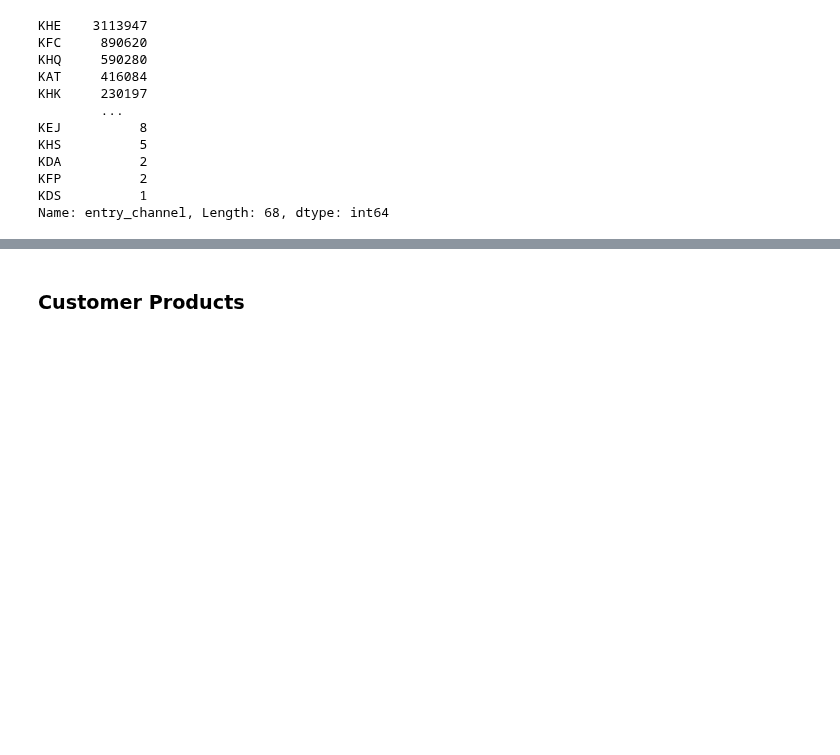
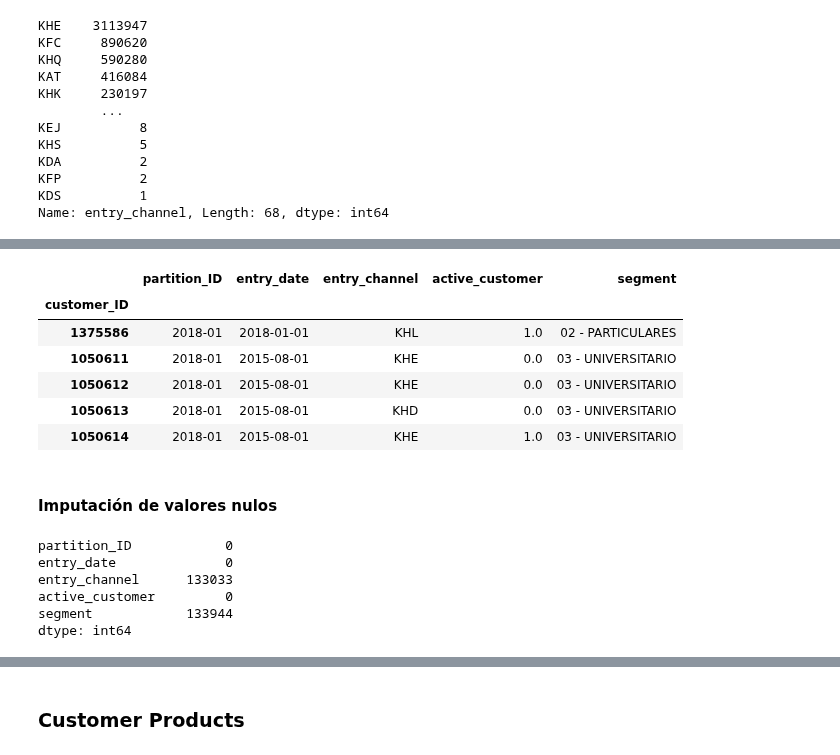
Before and after one commit to RicardColomOrero/easymoney, a Jupyter notebook: Easymoney_Ricard.ipynb, the cells around one changed output, grey strips where cells are left out. Cells and saved outputs as stored; diff of their text form; code cells hidden in the pictures; blank space fills up the shorter version.

```diff
--- a/Easymoney_Ricard.ipynb
+++ b/Easymoney_Ricard.ipynb
@@ -439,0 +491,4 @@ Name: entry_channel, Length: 68, dtype: int64
+# %%
+customer_commercial_activity_1.drop('Unnamed: 0',axis=1,inplace=True)
+# %%
+customer_commercial_activity_1.rename({'pk_cid':'customer_ID','pk_partition':'partition_ID'},axis=1,inplace=True)
@@ -439,0 +501,21 @@ Name: entry_channel, Length: 68, dtype: int64
+# %%
+customer_commercial_activity_1.head()
+# %% [output]
+|  | partition_ID | entry_date | entry_channel | active_customer | segment |
+| customer_ID |  |  |  |  |  |
+| 1375586 | 2018-01 | 2018-01-01 | KHL | 1.0 | 02 - PARTICULARES |
+| 1050611 | 2018-01 | 2015-08-01 | KHE | 0.0 | 03 - UNIVERSITARIO |
+| 1050612 | 2018-01 | 2015-08-01 | KHE | 0.0 | 03 - UNIVERSITARIO |
+| 1050613 | 2018-01 | 2015-08-01 | KHD | 0.0 | 03 - UNIVERSITARIO |
+| 1050614 | 2018-01 | 2015-08-01 | KHE | 1.0 | 03 - UNIVERSITARIO |
+# %% [markdown]
+#### Imputación de valores nulos
+# %%
+customer_commercial_activity_1.isnull().sum()
+# %% [output]
+partition_ID            0
+entry_date              0
+entry_channel      133033
+active_customer         0
+segment            133944
+dtype: int64
```
Also changed, not shown: parts of 22 cells of this notebook.
